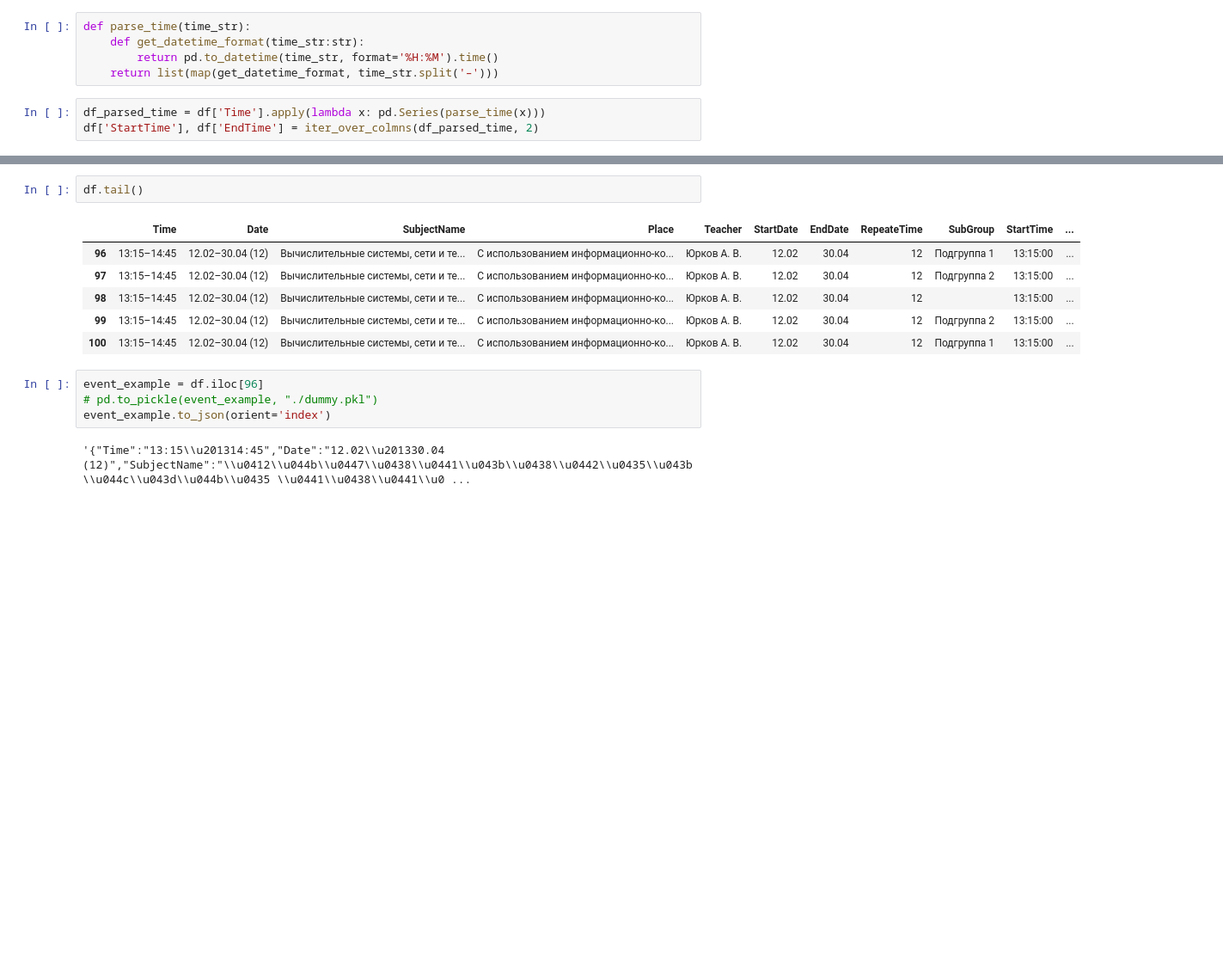
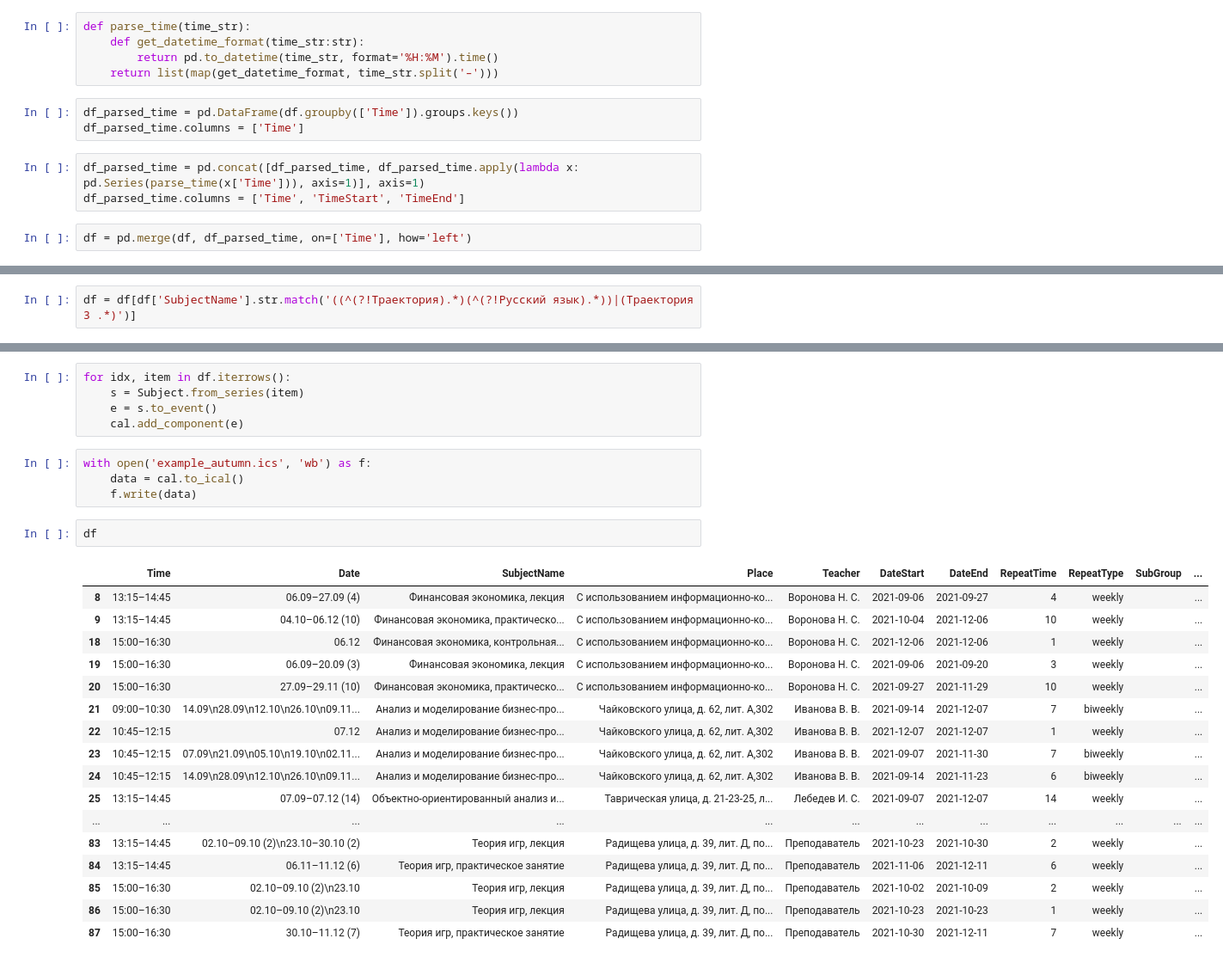
Before and after one commit to Karpovich-alex/spbuScheduleConvertor, a Jupyter notebook: parsing_excel.ipynb, the cells around one changed output, grey strips where cells are left out. Shown at 86% size. Cells and saved outputs as stored; diff of their text form; blank space fills up the shorter version.

```diff
--- a/parsing_excel.ipynb
+++ b/parsing_excel.ipynb
@@ -79,6 +142,11 @@ def parse_time(time_str):
     def get_datetime_format(time_str:str):
         return pd.to_datetime(time_str, format='%H:%M').time()
     return list(map(get_datetime_format, time_str.split('–')))
+# %%
+df_parsed_time = pd.DataFrame(df.groupby(['Time']).groups.keys())
+df_parsed_time.columns = ['Time']
 # %%
-df_parsed_time = df['Time'].apply(lambda x: pd.Series(parse_time(x)))
-df['StartTime'], df['EndTime'] = iter_over_colmns(df_parsed_time, 2)
+df_parsed_time = pd.concat([df_parsed_time, df_parsed_time.apply(lambda x: pd.Series(parse_time(x['Time'])), axis=1)], axis=1)
+df_parsed_time.columns = ['Time', 'TimeStart', 'TimeEnd']
+# %%
+df = pd.merge(df, df_parsed_time, on=['Time'], how='left')
@@ -84,0 +216,2 @@ df['StartTime'], df['EndTime'] = iter_over_colmns(df_parsed_time, 2)
+# %%
+df = df[df['SubjectName'].str.match('((^(?!Траектория).*)(^(?!Русский язык).*))|(Траектория 3 .*)')]
@@ -85,15 +235,29 @@ df['StartTime'], df['EndTime'] = iter_over_colmns(df_parsed_time, 2)
+# %%
+for idx, item in df.iterrows():
+    s = Subject.from_series(item)
+    e = s.to_event()
+    cal.add_component(e)
+# %%
+with open('example_autumn.ics', 'wb') as f:
+    data = cal.to_ical()
+    f.write(data)
 # %%
-df.tail()
+df
 # %% [output]
-|  | Time | Date | SubjectName | Place | Teacher | StartDate | EndDate | RepeateTime | SubGroup | StartTime | ... |
-| 96 | 13:15–14:45 | 12.02–30.04 (12) | Вычислительные системы, сети и те... | С использованием информационно-ко... | Юрков А. В. | 12.02 | 30.04 | 12 | Подгруппа 1 | 13:15:00 | ... |
-| 97 | 13:15–14:45 | 12.02–30.04 (12) | Вычислительные системы, сети и те... | С использованием информационно-ко... | Юрков А. В. | 12.02 | 30.04 | 12 | Подгруппа 2 | 13:15:00 | ... |
-| 98 | 13:15–14:45 | 12.02–30.04 (12) | Вычислительные системы, сети и те... | С использованием информационно-ко... | Юрков А. В. | 12.02 | 30.04 | 12 |  | 13:15:00 | ... |
-| 99 | 13:15–14:45 | 12.02–30.04 (12) | Вычислительные системы, сети и те... | С использованием информационно-ко... | Юрков А. В. | 12.02 | 30.04 | 12 | Подгруппа 2 | 13:15:00 | ... |
-| 100 | 13:15–14:45 | 12.02–30.04 (12) | Вычислительные системы, сети и те... | С использованием информационно-ко... | Юрков А. В. | 12.02 | 30.04 | 12 | Подгруппа 1 | 13:15:00 | ... |
+|  | Time | Date | SubjectName | Place | Teacher | DateStart | DateEnd | RepeatTime | RepeatType | SubGroup | ... |
+| 8 | 13:15–14:45 | 06.09–27.09 (4) | Финансовая экономика, лекция | С использованием информационно-ко... | Воронова Н. С. | 2021-09-06 | 2021-09-27 | 4 | weekly |  | ... |
+| 9 | 13:15–14:45 | 04.10–06.12 (10) | Финансовая экономика, практическо... | С использованием информационно-ко... | Воронова Н. С. | 2021-10-04 | 2021-12-06 | 10 | weekly |  | ... |
+| 18 | 15:00–16:30 | 06.12 | Финансовая экономика, контрольная... | С использованием информационно-ко... | Воронова Н. С. | 2021-12-06 | 2021-12-06 | 1 | weekly |  | ... |
+| 19 | 15:00–16:30 | 06.09–20.09 (3) | Финансовая экономика, лекция | С использованием информационно-ко... | Воронова Н. С. | 2021-09-06 | 2021-09-20 | 3 | weekly |  | ... |
+| 20 | 15:00–16:30 | 27.09–29.11 (10) | Финансовая экономика, практическо... | С использованием информационно-ко... | Воронова Н. С. | 2021-09-27 | 2021-11-29 | 10 | weekly |  | ... |
+| 21 | 09:00–10:30 | 14.09\n28.09\n12.10\n26.10\n09.11... | Анализ и моделирование бизнес-про... | Чайковского улица, д. 62, лит. А,302 | Иванова В. В. | 2021-09-14 | 2021-12-07 | 7 | biweekly |  | ... |
+| 22 | 10:45–12:15 | 07.12 | Анализ и моделирование бизнес-про... | Чайковского улица, д. 62, лит. А,302 | Иванова В. В. | 2021-12-07 | 2021-12-07 | 1 | weekly |  | ... |
+| 23 | 10:45–12:15 | 07.09\n21.09\n05.10\n19.10\n02.11... | Анализ и моделирование бизнес-про... | Чайковского улица, д. 62, лит. А,302 | Иванова В. В. | 2021-09-07 | 2021-11-30 | 7 | biweekly |  | ... |
+| 24 | 10:45–12:15 | 14.09\n28.09\n12.10\n26.10\n09.11... | Анализ и моделирование бизнес-про... | Чайковского улица, д. 62, лит. А,302 | Иванова В. В. | 2021-09-14 | 2021-11-23 | 6 | biweekly |  | ... |
+| 25 | 13:15–14:45 | 07.09–07.12 (14) | Объектно-ориентированный анализ и... | Таврическая улица, д. 21-23-25, л... | Лебедев И. С. | 2021-09-07 | 2021-12-07 | 14 | weekly |  | ... |
+| ... | ... | ... | ... | ... | ... | ... | ... | ... | ... | ... | ... |
+| 83 | 13:15–14:45 | 02.10–09.10 (2)\n23.10–30.10 (2) | Теория игр, лекция | Радищева улица, д. 39, лит. Д, по... | Преподаватель | 2021-10-23 | 2021-10-30 | 2 | weekly |  | ... |
+| 84 | 13:15–14:45 | 06.11–11.12 (6) | Теория игр, практическое занятие | Радищева улица, д. 39, лит. Д, по... | Преподаватель | 2021-11-06 | 2021-12-11 | 6 | weekly |  | ... |
+| 85 | 15:00–16:30 | 02.10–09.10 (2)\n23.10 | Теория игр, лекция | Радищева улица, д. 39, лит. Д, по... | Преподаватель | 2021-10-02 | 2021-10-09 | 2 | weekly |  | ... |
+| 86 | 15:00–16:30 | 02.10–09.10 (2)\n23.10 | Теория игр, лекция | Радищева улица, д. 39, лит. Д, по... | Преподаватель | 2021-10-23 | 2021-10-23 | 1 | weekly |  | ... |
+| 87 | 15:00–16:30 | 30.10–11.12 (7) | Теория игр, практическое занятие | Радищева улица, д. 39, лит. Д, по... | Преподаватель | 2021-10-30 | 2021-12-11 | 7 | weekly |  | ... |
-# %%
-event_example = df.iloc[96]
-# pd.to_pickle(event_example, "./dummy.pkl")
-event_example.to_json(orient='index')
-# %% [output]
-'{"Time":"13:15\\u201314:45","Date":"12.02\\u201330.04 (12)","SubjectName":"\\u0412\\u044b\\u0447\\u0438\\u0441\\u043b\\u0438\\u0442\\u0435\\u043b\\u044c\\u043d\\u044b\\u0435 \\u0441\\u0438\\u0441\\u0 ...
```
Also changed, not shown: parts of 22 cells of this notebook, 2 other files.
